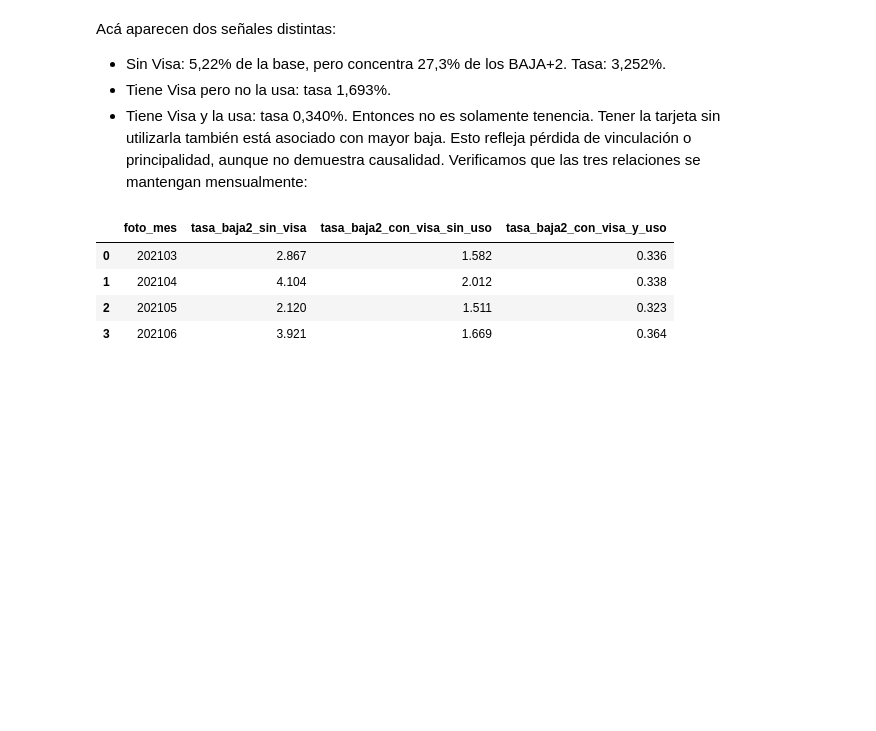
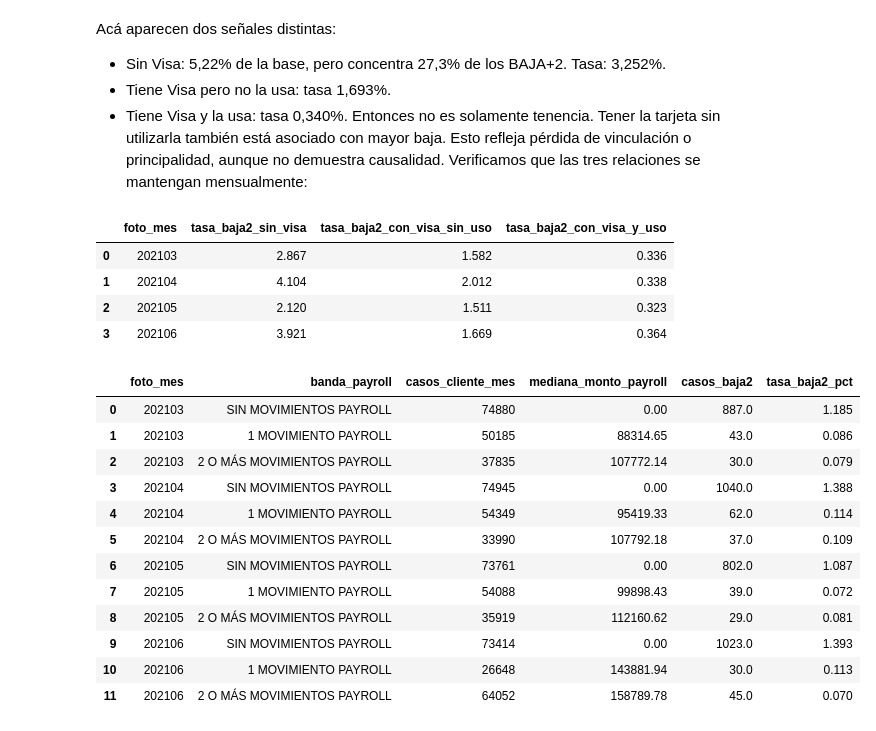
Before and after one commit to vmanuelmarasco/dmeyf_2c_2026, a Jupyter notebook: competencia.ipynb, the cells around one changed output. Cells and saved outputs as stored; diff of their text form; code cells hidden in the pictures; blank space fills up the shorter version.

```diff
--- a/competencia.ipynb
+++ b/competencia.ipynb
@@ -8326,3 +8345,82 @@ ORDER BY foto_mes;
 | 1 | 202104 | 4.104 | 2.012 | 0.338 |
 | 2 | 202105 | 2.120 | 1.511 | 0.323 |
 | 3 | 202106 | 3.921 | 1.669 | 0.364 |
+# %%
+%%sql
+
+WITH base AS (
+
+    SELECT
+        foto_mes,
+        cpayroll_trx,
+        mpayroll,
+
+        CASE
+            WHEN clase_ternaria = 'BAJA+2'
+            THEN 1
+            ELSE 0
+        END AS es_baja2,
+
+        CASE
+            WHEN cpayroll_trx = 0 THEN 1
+            WHEN cpayroll_trx = 1 THEN 2
+            ELSE 3
+        END AS orden_banda,
+
+        CASE
+            WHEN cpayroll_trx = 0
+                THEN 'SIN MOVIMIENTOS PAYROLL'
+            WHEN cpayroll_trx = 1
+                THEN '1 MOVIMIENTO PAYROLL'
+            ELSE '2 O MÁS MOVIMIENTOS PAYROLL'
+        END AS banda_payroll
+
+    FROM competencia_01_analitica
+
+    WHERE foto_mes BETWEEN 202103 AND 202106
+      AND clase_ternaria IS NOT NULL
+      AND cpayroll_trx IS NOT NULL
+)
+
+SELECT
+    foto_mes,
+    banda_payroll,
+
+    COUNT(*) AS casos_cliente_mes,
+
+    ROUND(
+        MEDIAN(mpayroll),
+        2
+    ) AS mediana_monto_payroll,
+
+    SUM(es_baja2) AS casos_baja2,
+
+    ROUND(
+        100.0 * SUM(es_baja2) / COUNT(*),
+        3
+    ) AS tasa_baja2_pct
+
+FROM base
+
+GROUP BY
+    foto_mes,
+    orden_banda,
+    banda_payroll
+
+ORDER BY
+    foto_mes,
+    orden_banda;
+# %% [output]
+|  | foto_mes | banda_payroll | casos_cliente_mes | mediana_monto_payroll | casos_baja2 | tasa_baja2_pct |
+| 0 | 202103 | SIN MOVIMIENTOS PAYROLL | 74880 | 0.00 | 887.0 | 1.185 |
+| 1 | 202103 | 1 MOVIMIENTO PAYROLL | 50185 | 88314.65 | 43.0 | 0.086 |
+| 2 | 202103 | 2 O MÁS MOVIMIENTOS PAYROLL | 37835 | 107772.14 | 30.0 | 0.079 |
+| 3 | 202104 | SIN MOVIMIENTOS PAYROLL | 74945 | 0.00 | 1040.0 | 1.388 |
+| 4 | 202104 | 1 MOVIMIENTO PAYROLL | 54349 | 95419.33 | 62.0 | 0.114 |
+| 5 | 202104 | 2 O MÁS MOVIMIENTOS PAYROLL | 33990 | 107792.18 | 37.0 | 0.109 |
+| 6 | 202105 | SIN MOVIMIENTOS PAYROLL | 73761 | 0.00 | 802.0 | 1.087 |
+| 7 | 202105 | 1 MOVIMIENTO PAYROLL | 54088 | 99898.43 | 39.0 | 0.072 |
+| 8 | 202105 | 2 O MÁS MOVIMIENTOS PAYROLL | 35919 | 112160.62 | 29.0 | 0.081 |
+| 9 | 202106 | SIN MOVIMIENTOS PAYROLL | 73414 | 0.00 | 1023.0 | 1.393 |
+| 10 | 202106 | 1 MOVIMIENTO PAYROLL | 26648 | 143881.94 | 30.0 | 0.113 |
+| 11 | 202106 | 2 O MÁS MOVIMIENTOS PAYROLL | 64052 | 158789.78 | 45.0 | 0.070 |
```
Also changed, not shown: parts of 16 cells of this notebook.
